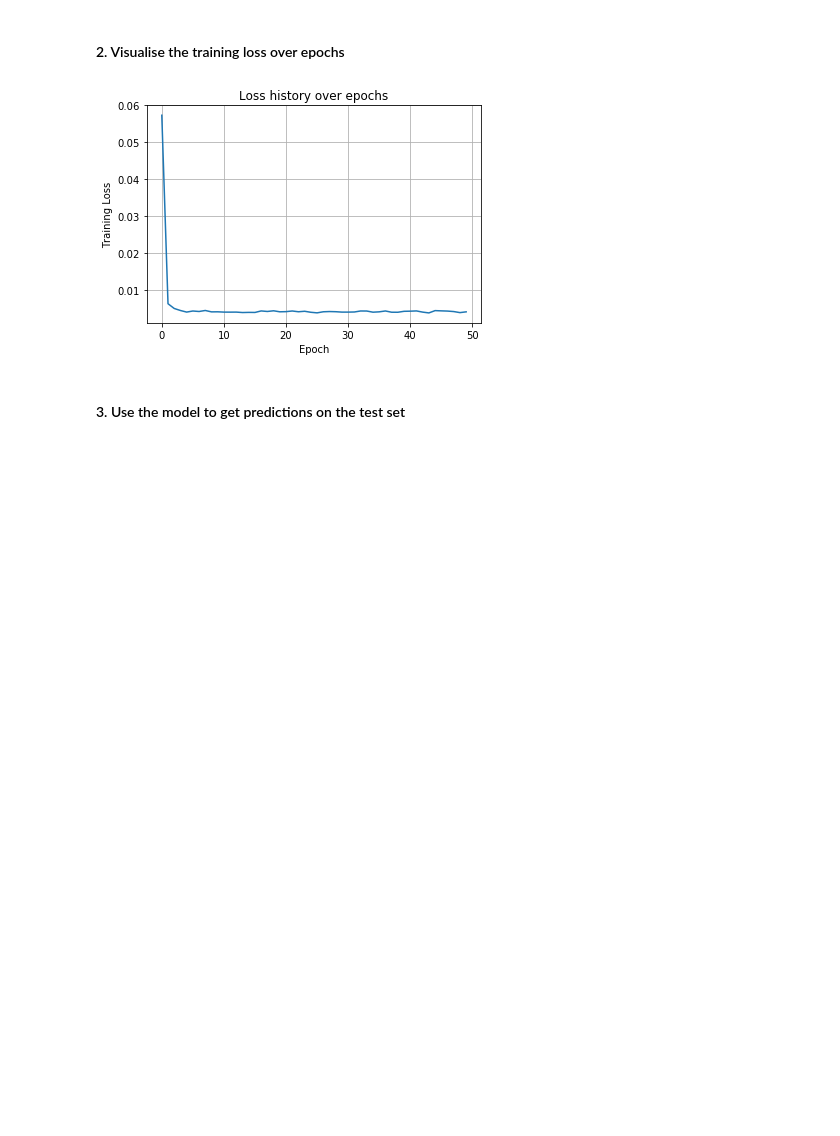
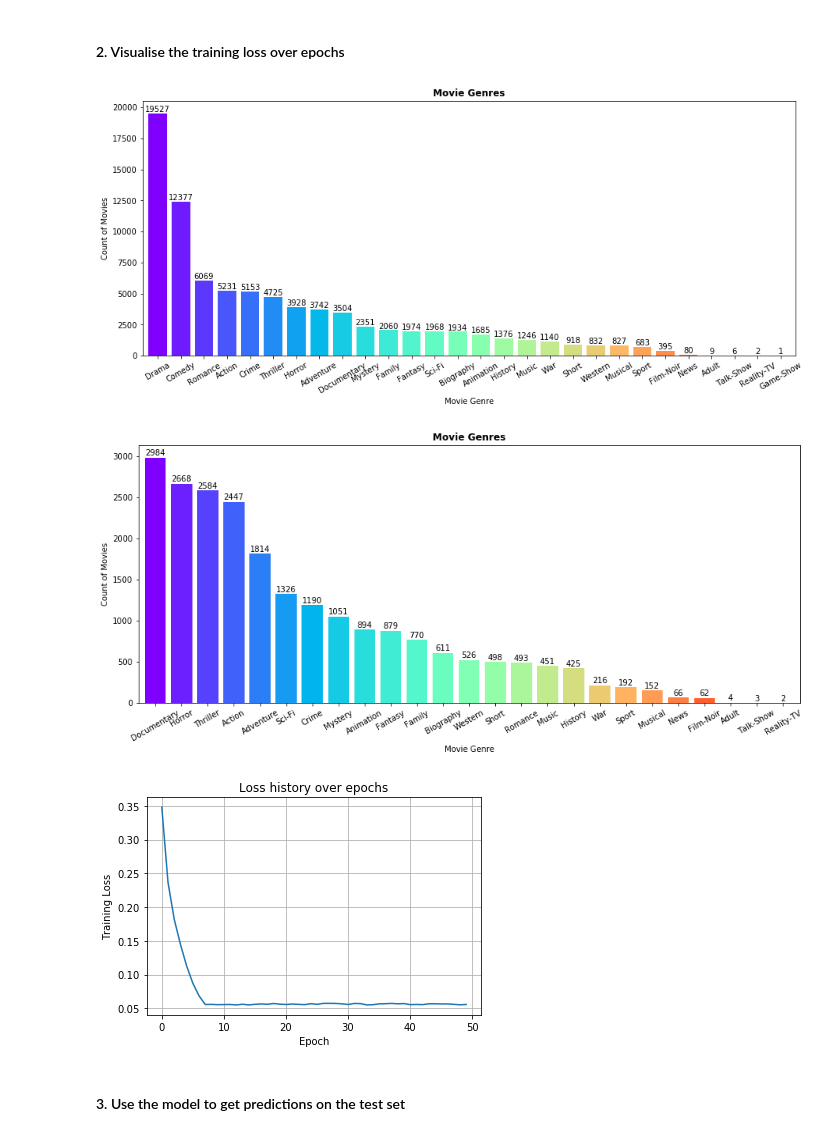
Before and after one commit to swathi-ssunder/dl_movie_poster_to_genre, a Jupyter notebook: 1_Dataset_Inspection_Transfer_Learning.ipynb, the cells around one changed output. Drawn from its saved outputs; the diff is of its cells as text; code cells hidden in the pictures; blank space fills up the shorter version.

```diff
--- a/1_Dataset_Inspection_Transfer_Learning.ipynb
+++ b/1_Dataset_Inspection_Transfer_Learning.ipynb
@@ -343,7 +450,7 @@ class_sample_count = [int(genre_distribution[genre_distribution['genre'] == x]['
                           for x in multi_label_binarizer.classes]
 weights = (1 / torch.Tensor(class_sample_count)).double()
 sampler = data_utils.sampler.WeightedRandomSampler(weights, train_size)
-train_loader = data_utils.DataLoader(train, batch_size=BATCH_SIZE, shuffle=True, sampler = sampler)
+train_loader = data_utils.DataLoader(train, batch_size=BATCH_SIZE, shuffle=True)#, sampler = sampler)
 
 test = data_utils.TensorDataset(X_test, y_test)
 test_loader = data_utils.DataLoader(test, batch_size=BATCH_SIZE, shuffle=False)
@@ -390,7 +497,7 @@ class CustomNet(nn.Module):
 # %% [markdown]
 Define the **train** and **test** functions
 # %%
-def exp_lr_scheduler(optimizer, epoch, init_lr=0.0001, lr_decay_epoch=3):
+def exp_lr_scheduler(optimizer, epoch, init_lr=LEARNING_RATE, lr_decay_epoch=DECAY_EPOCHS):
     """Decay learning rate by a factor of 0.1 every lr_decay_epoch epochs."""
     lr = init_lr * (WEIGHT_DECAY**(epoch // lr_decay_epoch))
 
@@ -409,8 +516,6 @@ def train_model(model, criterion, optimizer, lr_scheduler, num_epochs=25):
 
 
     for epoch in range(NUM_EPOCHS):
-        print('Epoch {}/{}'.format(epoch, NUM_EPOCHS - 1))
-        print('-' * 10)
 
         optimizer = lr_scheduler(optimizer, epoch)
         # Set model to training mode
@@ -422,8 +527,8 @@ def train_model(model, criterion, optimizer, lr_scheduler, num_epochs=25):
         for batch_idx, (inputs, targets) in enumerate(train_loader):
 
             if USE_GPU:
-                inputs = Variable(inputs.cuda(device=GPUS[0])).float()
-                targets = Variable(targets.cuda(device=GPUS[0])).float()
+                inputs = Variable(inputs.cuda()).float()
+                targets = Variable(targets.cuda()).float()
             else:
                 inputs = Variable(inputs)
                 targets = Variable(targets).float()
@@ -443,8 +548,8 @@ def train_model(model, criterion, optimizer, lr_scheduler, num_epochs=25):
         epoch_loss = np.mean(running_loss)
         loss_history.append(epoch_loss)
 
-        print('Training loss: {:.4f}'.format(epoch_loss))
-        print('*' * 100)
+        print('Epoch {}/{}'.format(epoch, NUM_EPOCHS - 1), 'Training loss: {:.4f}'.format(epoch_loss))
+        print('-' * 10)
 
     time_elapsed = time.time() - start
     print('Training complete in {:.0f}m {:.0f}s'.format(time_elapsed // 60, time_elapsed % 60))
@@ -545,13 +661,14 @@ base_model = pretrained_models['resnet']
 custom_model = CustomNet(base_model['model'], base_model['freeze'])
 
 if USE_GPU:
+    print('Using GPU...', torch.cuda.current_device())
     custom_model = custom_model.cuda()
 
 print('Custom Model', custom_model)
 
 criterion = nn.MultiLabelSoftMarginLoss()
-optimizer = optim.Adam([
+optimizer = optim.SGD([
                 {'params': custom_model.model.layer4.parameters()},
                 {'params': custom_model.model.avgpool.parameters()},
                 {'params': custom_model.model.fc.parameters()}
-            ], lr=LEARNING_RATE, weight_decay=WEIGHT_DECAY)
+            ], lr=LEARNING_RATE, weight_decay=WEIGHT_DECAY, momentum=MOMENTUM)
@@ -583,15 +718,19 @@ Training complete in 86m 54s
 # %% [markdown]
 #### 2. Visualise the training loss over epochs
 # %%
+plt.figure()
 plt.plot(np.arange(0, NUM_EPOCHS), loss_history)
 
 plt.xlabel('Epoch')
 plt.ylabel('Training Loss')
 plt.title('Loss history over epochs')
+
 plt.grid(True)
 plt.show()
 # %% [output]
-[figure, old version]
+[figure, new version]
+[figure, added]
+[figure, added]
 # %% [markdown]
 #### 3. Use the model to get predictions on the test set
 # %%
```
Also changed, not shown: parts of 35 cells of this notebook.
